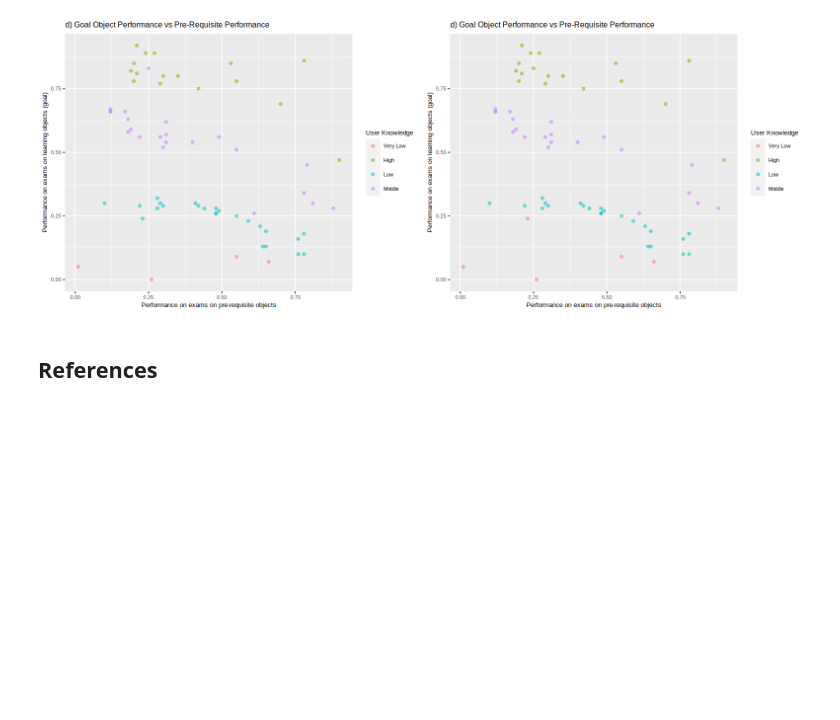
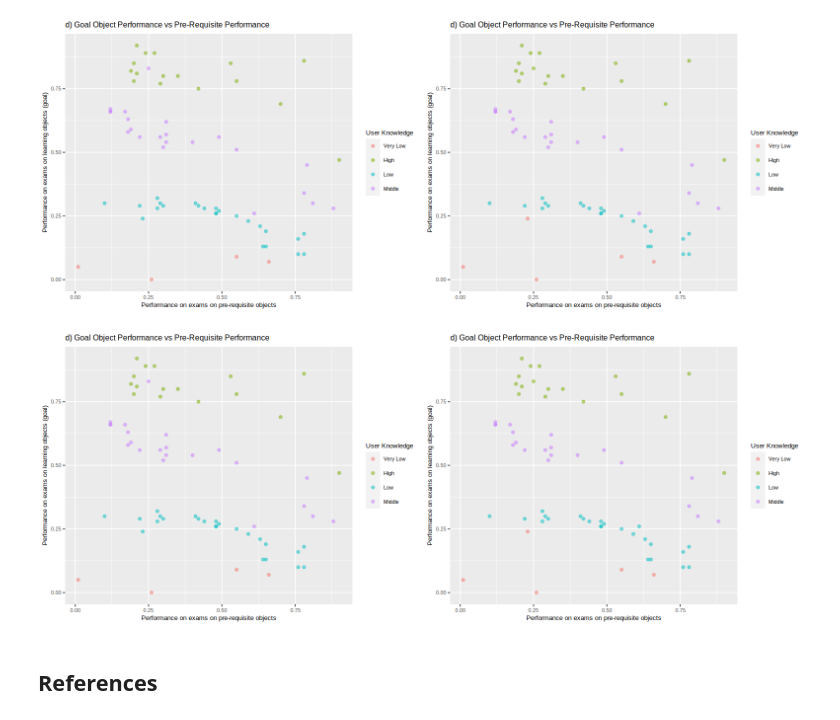
Before and after one commit to afellhauer/DSCI_Group_Project, a Jupyter notebook: project_report.ipynb, the cells around one changed output. Cells and saved outputs as stored; diff of their text form; code cells hidden in the pictures; blank space fills up the shorter version.

Commit message:
added second visualization for the results

```diff
--- a/project_report.ipynb
+++ b/project_report.ipynb
@@ -631,6 +631,30 @@ options(repr.plot.width = 13, repr.plot.height = 5)
 plot_grid(knowledge_training_truth, knowledge_training_predicted)
 # %% [output]
 [figure]
+# %%
+knowledge_training_truth_up <- predict_test_up |>
+    ggplot(aes(x = performance_related, y = performance_goal,
+               color = fct_recode(user_knowledge, "Very Low" = "very_low"))) + #change the label of very_low to Very Low
+    geom_point(alpha = 0.5) +
+    xlab("Performance on exams on pre-requisite objects") +
+    ylab("Performance on exams on learning objects (goal)") +
+    labs(color = "User Knowledge") +
+    theme(text = element_text(size = 8), plot.caption = element_text(hjust = 0)) +
+    ggtitle("d) Goal Object Performance vs Pre-Requisite Performance")
+knowledge_training_predicted_up <- predict_test_up |>
+    ggplot(aes(x = performance_related, y = performance_goal,
+               color = fct_recode(.pred_class, "Very Low" = "very_low"))) + #change the label of very_low to Very Low
+    geom_point(alpha = 0.5) +
+    xlab("Performance on exams on pre-requisite objects") +
+    ylab("Performance on exams on learning objects (goal)") +
+    labs(color = "User Knowledge") +
+    theme(text = element_text(size = 8), plot.caption = element_text(hjust = 0)) +
+    ggtitle("d) Goal Object Performance vs Pre-Requisite Performance")
+# %%
+options(repr.plot.width = 13, repr.plot.height = 5)
+plot_grid(knowledge_training_truth_up, knowledge_training_predicted_up)
+# %% [output]
+[figure, added]
 # %% [markdown]
 ## References
 # %% [markdown]
```
